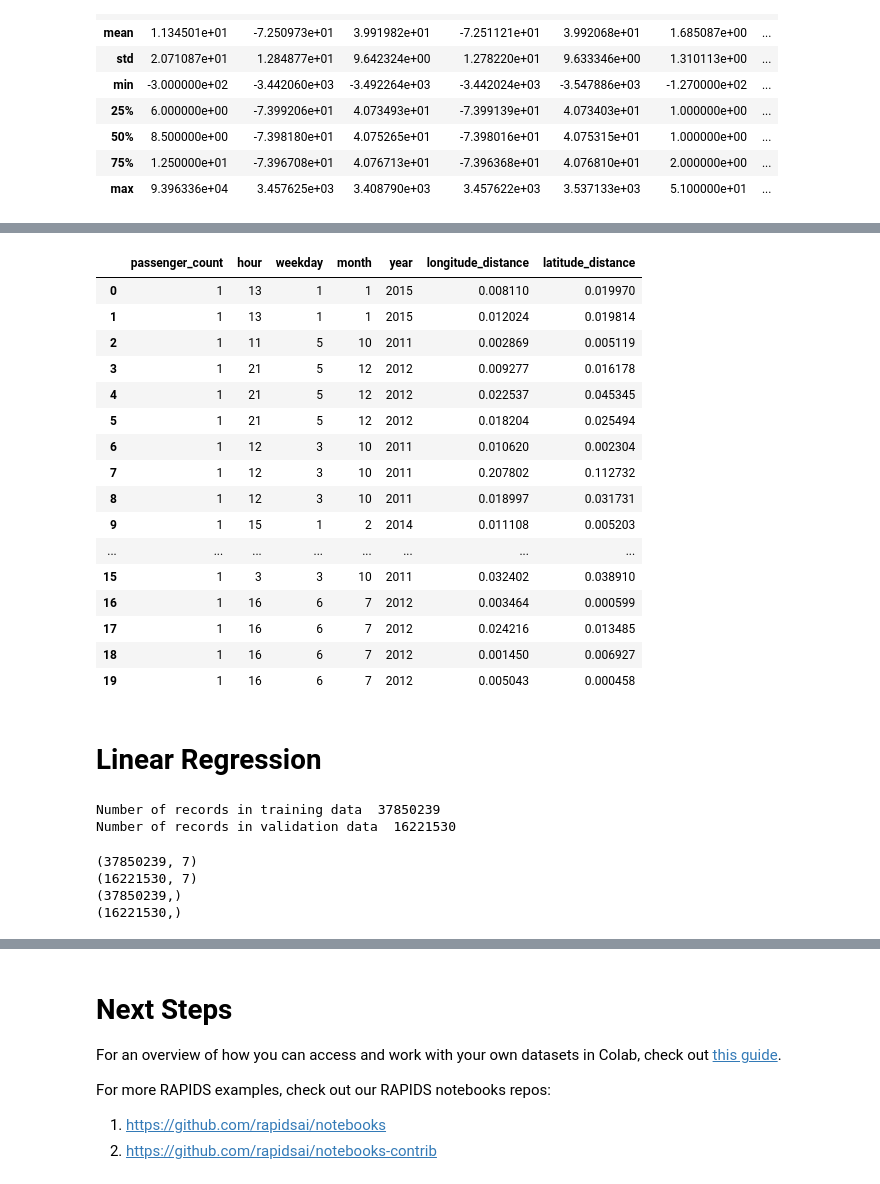
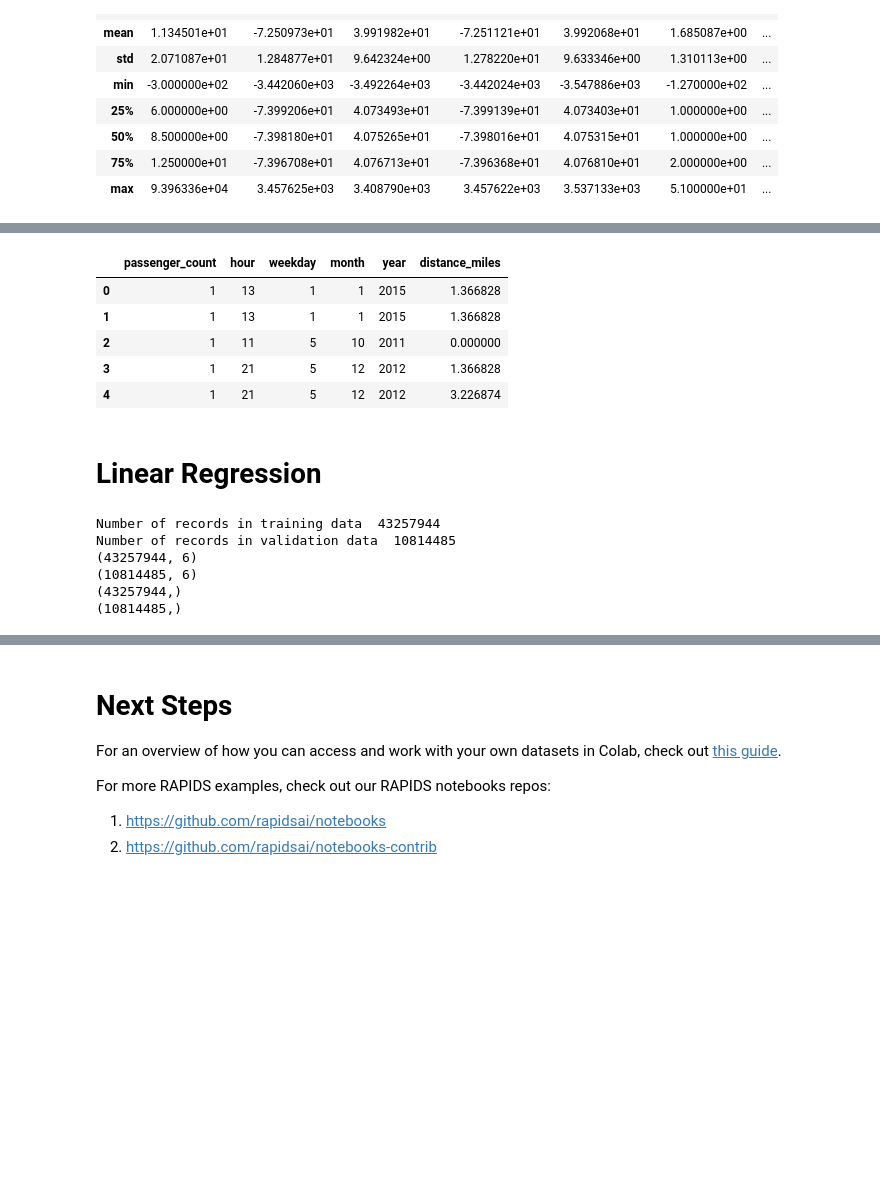
Before and after one commit to AyHaski/BigDataAnalyticsProject, a Jupyter notebook: Kopie_von_Rapids_Colab.ipynb, the cells around one changed output, grey strips where cells are left out. Drawn from its saved outputs; the diff is of its cells as text; code cells hidden in the pictures; blank space fills up the shorter version.

```diff
--- a/Kopie_von_Rapids_Colab.ipynb
+++ b/Kopie_von_Rapids_Colab.ipynb
@@ -241,20 +254,0 @@ train_1.describe()
-# %%
-R = 6373.0
-p = 0.017453292519943295
-train_1['longitude_distance']=(train_1['dropoff_longitude']  -train_1['pickup_longitude'])
-train_1['latitude_distance']=(train_1['dropoff_latitude'] - train_1['pickup_latitude'])
-
-test_1['longitude_distance']=(test_1['dropoff_longitude'] - test_1['pickup_longitude'])
-test_1['latitude_distance']=(test_1['dropoff_latitude'] - test_1['pickup_latitude'])
-# %%
-import math
-
-a_train =  np.sin(train_1['latitude_distance'] / 2)**2 +  np.cos(train_1['pickup_latitude']) *  np.cos(train_1['dropoff_latitude']) *  np.sin(train_1['longitude_distance'] / 2)**2
-a_train.applymap( lambda a : 2 * math.atan2(math.sqrt(a), math.sqrt(1 - a)))
-a_train.applymap( lambda a : R*a)
-train_1['distance'] = a_train
-
-a_test =  np.sin(test_1['latitude_distance'] / 2)**2 +  np.cos(test_1['pickup_latitude']) *  np.cos(test_1['dropoff_latitude']) *  np.sin(test_1['longitude_distance'] / 2)**2
-a_test.applymap( lambda a : 2 * math.atan2(math.sqrt(a), math.sqrt(1 - a)))
-a_test.applymap( lambda a : R*a)
-test_1['distance'] = a_test
@@ -274,0 +269,5 @@ test_1['latitude_distance']=(test_1['dropoff_latitude'] - test_1['pickup_latitud
+# %%
+def distance(lat1, lon1, lat2, lon2):
+    p = 0.017453292519943295 # Pi/180
+    a = 0.5 - np.cos((lat2 - lat1) * p)/2 + np.cos(lat1 * p) * np.cos(lat2 * p) * (1 - np.cos((lon2 - lon1) * p)) / 2
+    return 0.6213712 * 12742 * np.arcsin(np.sqrt(a))
@@ -274,0 +277,3 @@ test_1['latitude_distance']=(test_1['dropoff_latitude'] - test_1['pickup_latitud
+# %%
+test_1['distance_miles'] = distance(test_1['pickup_latitude'], test_1['pickup_longitude'], \
+                                      test_1['dropoff_latitude'], test_1['dropoff_longitude'] )
@@ -288,45 +307,32 @@ train_1.head()
 # %%
-test_1.head(20)
+test_1.head()
 # %% [output]
-|  | passenger_count | hour | weekday | month | year | longitude_distance | latitude_distance |
-| 0 | 1 | 13 | 1 | 1 | 2015 | 0.008110 | 0.019970 |
-| 1 | 1 | 13 | 1 | 1 | 2015 | 0.012024 | 0.019814 |
-| 2 | 1 | 11 | 5 | 10 | 2011 | 0.002869 | 0.005119 |
-| 3 | 1 | 21 | 5 | 12 | 2012 | 0.009277 | 0.016178 |
-| 4 | 1 | 21 | 5 | 12 | 2012 | 0.022537 | 0.045345 |
-| 5 | 1 | 21 | 5 | 12 | 2012 | 0.018204 | 0.025494 |
-| 6 | 1 | 12 | 3 | 10 | 2011 | 0.010620 | 0.002304 |
-| 7 | 1 | 12 | 3 | 10 | 2011 | 0.207802 | 0.112732 |
-| 8 | 1 | 12 | 3 | 10 | 2011 | 0.018997 | 0.031731 |
-| 9 | 1 | 15 | 1 | 2 | 2014 | 0.011108 | 0.005203 |
-| ... | ... | ... | ... | ... | ... | ... | ... |
-| 15 | 1 | 3 | 3 | 10 | 2011 | 0.032402 | 0.038910 |
-| 16 | 1 | 16 | 6 | 7 | 2012 | 0.003464 | 0.000599 |
-| 17 | 1 | 16 | 6 | 7 | 2012 | 0.024216 | 0.013485 |
-| 18 | 1 | 16 | 6 | 7 | 2012 | 0.001450 | 0.006927 |
-| 19 | 1 | 16 | 6 | 7 | 2012 | 0.005043 | 0.000458 |
+|  | passenger_count | hour | weekday | month | year | distance_miles |
+| 0 | 1 | 13 | 1 | 1 | 2015 | 1.366828 |
+| 1 | 1 | 13 | 1 | 1 | 2015 | 1.366828 |
+| 2 | 1 | 11 | 5 | 10 | 2011 | 0.000000 |
+| 3 | 1 | 21 | 5 | 12 | 2012 | 1.366828 |
+| 4 | 1 | 21 | 5 | 12 | 2012 | 3.226874 |
 # %% [markdown]
 # Linear Regression
 # %%
 X=train_1.drop(['fare_amount'],axis=1)
 y=train_1['fare_amount']
 
-X_train, X_test, y_train, y_test = train_test_split(X,y, test_size=0.3)
+X_train, X_test, y_train, y_test = train_test_split(X,y, test_size=0.2)
 print("Number of records in training data ",X_train.shape[0])
 print("Number of records in validation data ",X_test.shape[0])
+print(X_train.shape)
+print(X_test.shape)
+print(y_train.shape)
+print(y_test.shape)
 # %% [output]
-Number of records in training data  37850239
-Number of records in validation data  16221530
+Number of records in training data  43257944
+Number of records in validation data  10814485
+(43257944, 6)
+(10814485, 6)
+(43257944,)
+(10814485,)
-# %%
-print(X_train.shape)
-print(X_test.shape)
-print(y_train.shape)
-print(y_test.shape)
-# %% [output]
-(37850239, 7)
-(16221530, 7)
-(37850239,)
-(16221530,)
 # %%
 lm = LinearRegression(fit_intercept = True, normalize = False,
                       algorithm = "eig")
```
Also changed, not shown: parts of 36 cells of this notebook.
